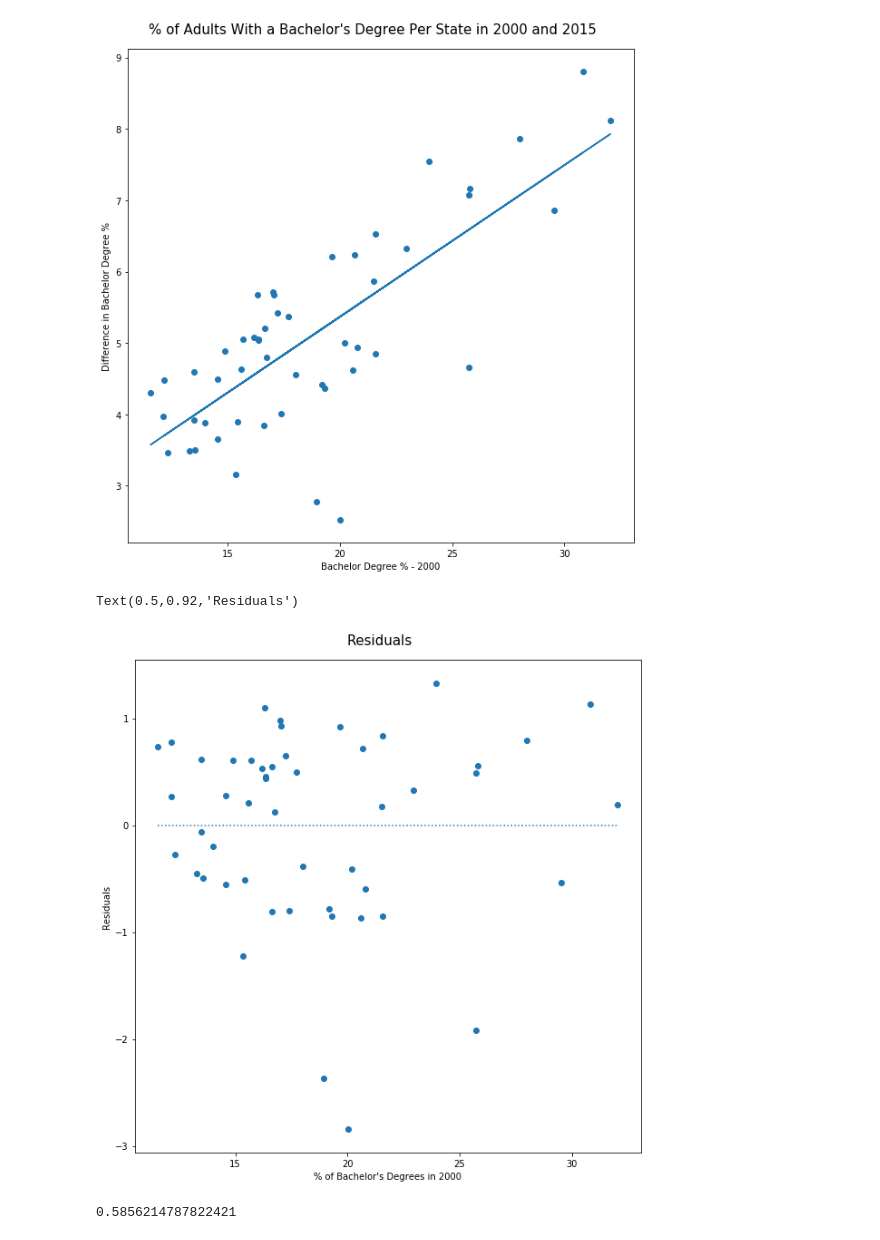
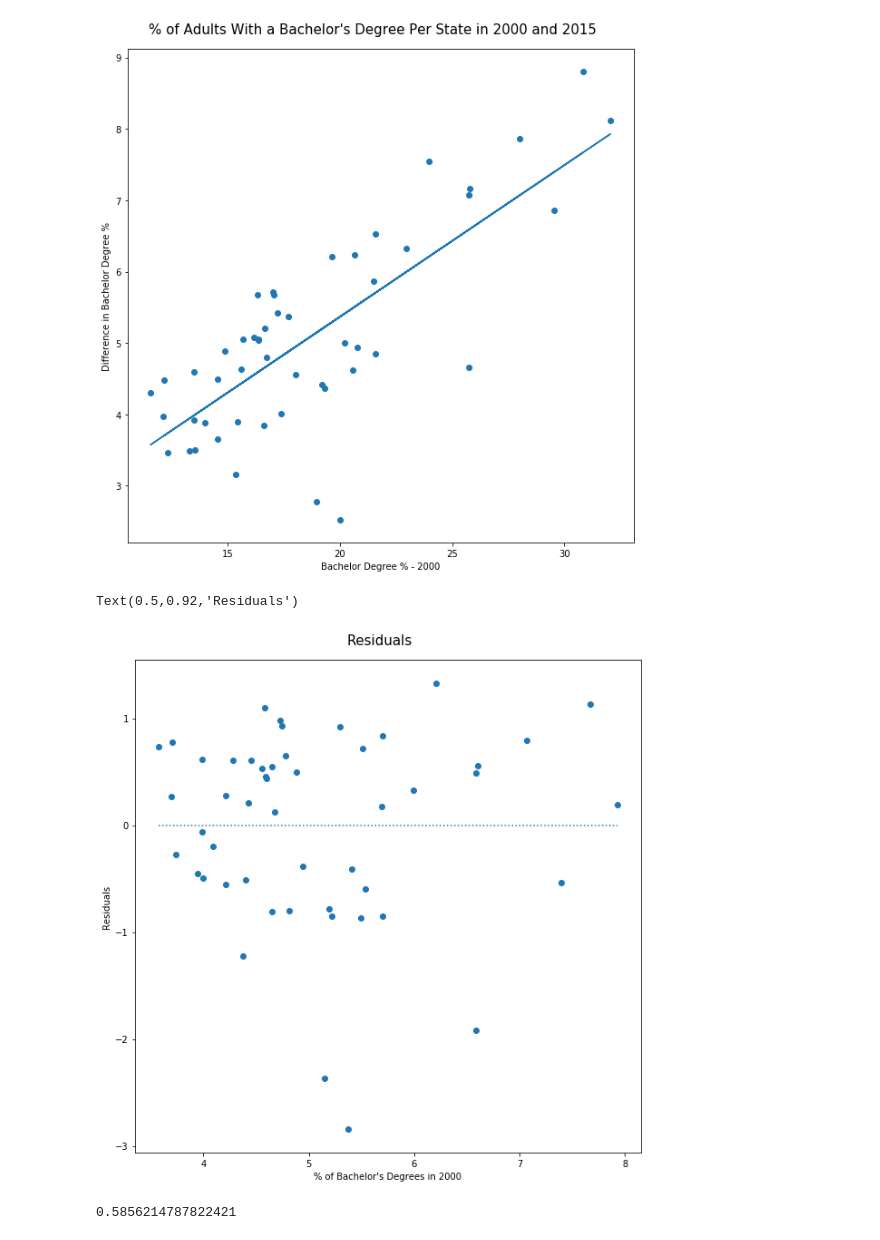
Before and after one commit to CSC217/spring_2019, a Jupyter notebook: week12-regression_ii/Final_Project_Example.ipynb, the cells around one changed output. Drawn from its saved outputs; the diff is of its cells as text; code cells hidden in the pictures.

```diff
--- a/week12-regression_ii/Final_Project_Example.ipynb
+++ b/week12-regression_ii/Final_Project_Example.ipynb
@@ -278,14 +278,14 @@ Text(0.5,0.92,"% of Adults With a Bachelor's Degree Per State in 2000 and 2015")
 [figure]
 # %%
 fig = plt.figure(figsize=(10,10))
-plt.scatter(state_grouped[state_grouped['State'] != 'DC']['Bachelor_2000'], residuals)
-plt.plot([state_grouped[state_grouped['State'] != 'DC']['Bachelor_2000'].min(), state_grouped[state_grouped['State'] != 'DC']['Bachelor_2000'].max()], [0,0], linestyle='dotted')
+plt.scatter(predictions, residuals)
+plt.plot([predictions.min(), predictions.max()], [0,0], linestyle='dotted')
 plt.xlabel("% of Bachelor's Degrees in 2000")
 plt.ylabel('Residuals')
 fig.suptitle('Residuals', fontsize=15, y=0.92)
 # %% [output]
 Text(0.5,0.92,'Residuals')
-[figure, old version]
+[figure, new version]
 # %%
 #R-Squared Value
 np.var(predictions) / np.var(state_grouped[state_grouped['State'] != 'DC']['Bachelor_Diff'])
```
Also changed, not shown: parts of 4 cells of this notebook.
